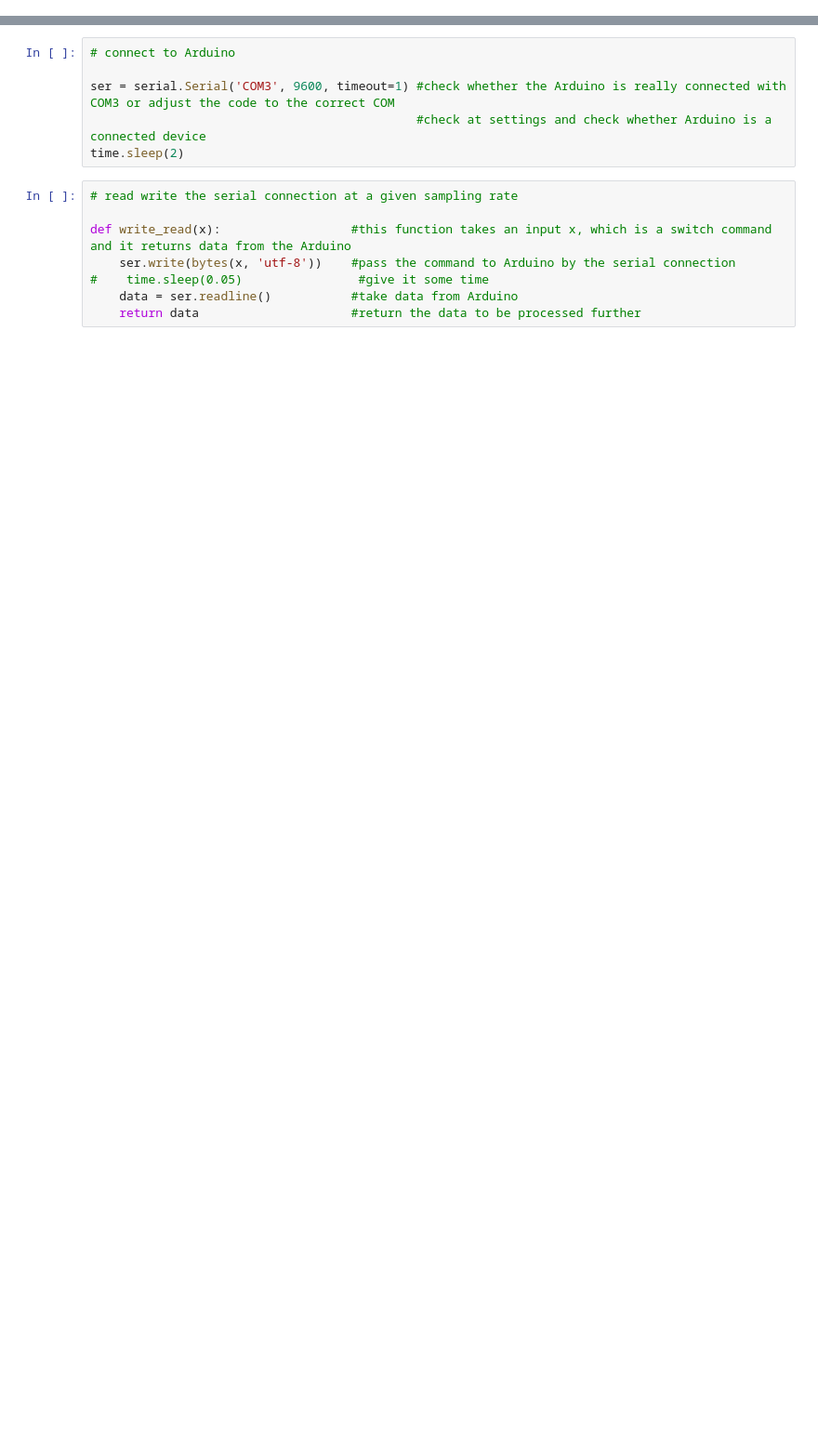
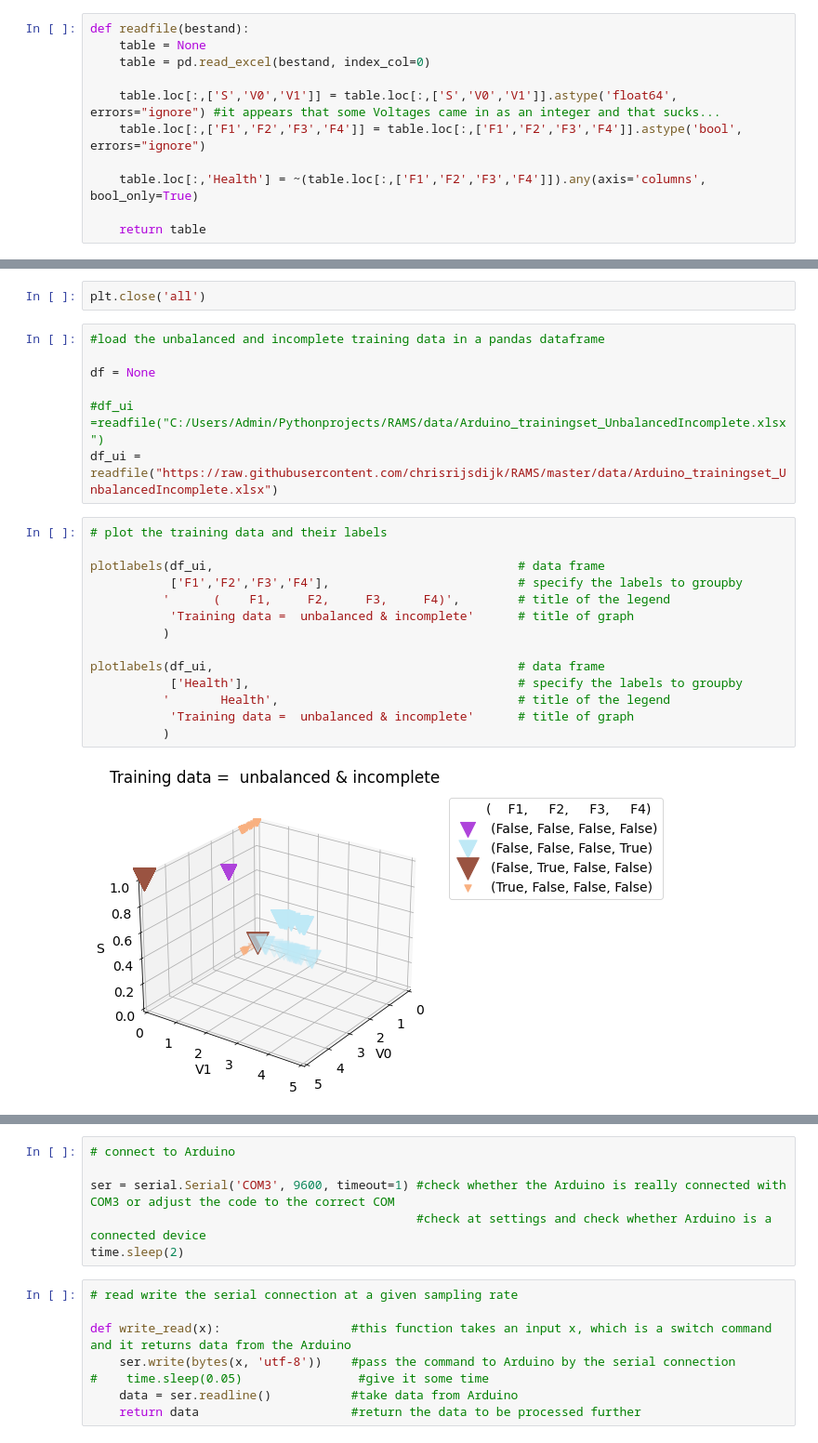
Before and after one commit to chrisrijsdijk/RAMS, a Jupyter notebook: notebook/Arduino_3Vars/Arduino_diagnostics_ensemble3Vars.ipynb, the cells around one changed output, grey strips where cells are left out. Shown: that part at 93% size. Drawn from its saved outputs; the diff is of its cells as text; blank space fills up the shorter version.

```diff
--- a/notebook/Arduino_3Vars/Arduino_diagnostics_ensemble3Vars.ipynb
+++ b/notebook/Arduino_3Vars/Arduino_diagnostics_ensemble3Vars.ipynb
@@ -421,0 +24,11 @@ import keyboard
+# %%
+def readfile(bestand):
+    table = None
+    table = pd.read_excel(bestand, index_col=0)
+
+    table.loc[:,['S','V0','V1']] = table.loc[:,['S','V0','V1']].astype('float64', errors="ignore") #it appears that some Voltages came in as an integer and that sucks...
+    table.loc[:,['F1','F2','F3','F4']] = table.loc[:,['F1','F2','F3','F4']].astype('bool', errors="ignore")
+
+    table.loc[:,'Health'] = ~(table.loc[:,['F1','F2','F3','F4']]).any(axis='columns', bool_only=True)
+
+    return table
@@ -421,0 +127,25 @@ import keyboard
+# %%
+plt.close('all')
+# %%
+#load the unbalanced and incomplete training data in a pandas dataframe
+
+df = None
+
+#df_ui =readfile("C:/Users/Admin/Pythonprojects/RAMS/data/Arduino_trainingset_UnbalancedIncomplete.xlsx")
+df_ui = readfile("https://raw.githubusercontent.com/chrisrijsdijk/RAMS/master/data/Arduino_trainingset_UnbalancedIncomplete.xlsx")
+# %%
+# plot the training data and their labels
+
+plotlabels(df_ui,                                          # data frame
+           ['F1','F2','F3','F4'],                          # specify the labels to groupby
+          '      (    F1,     F2,     F3,     F4)',        # title of the legend
+           'Training data =  unbalanced & incomplete'      # title of graph
+          )
+
+plotlabels(df_ui,                                          # data frame
+           ['Health'],                                     # specify the labels to groupby
+          '       Health',                                 # title of the legend
+           'Training data =  unbalanced & incomplete'      # title of graph
+          )
+# %% [output]
+[figure, added]
```
Also changed, not shown: parts of 55 cells of this notebook.
